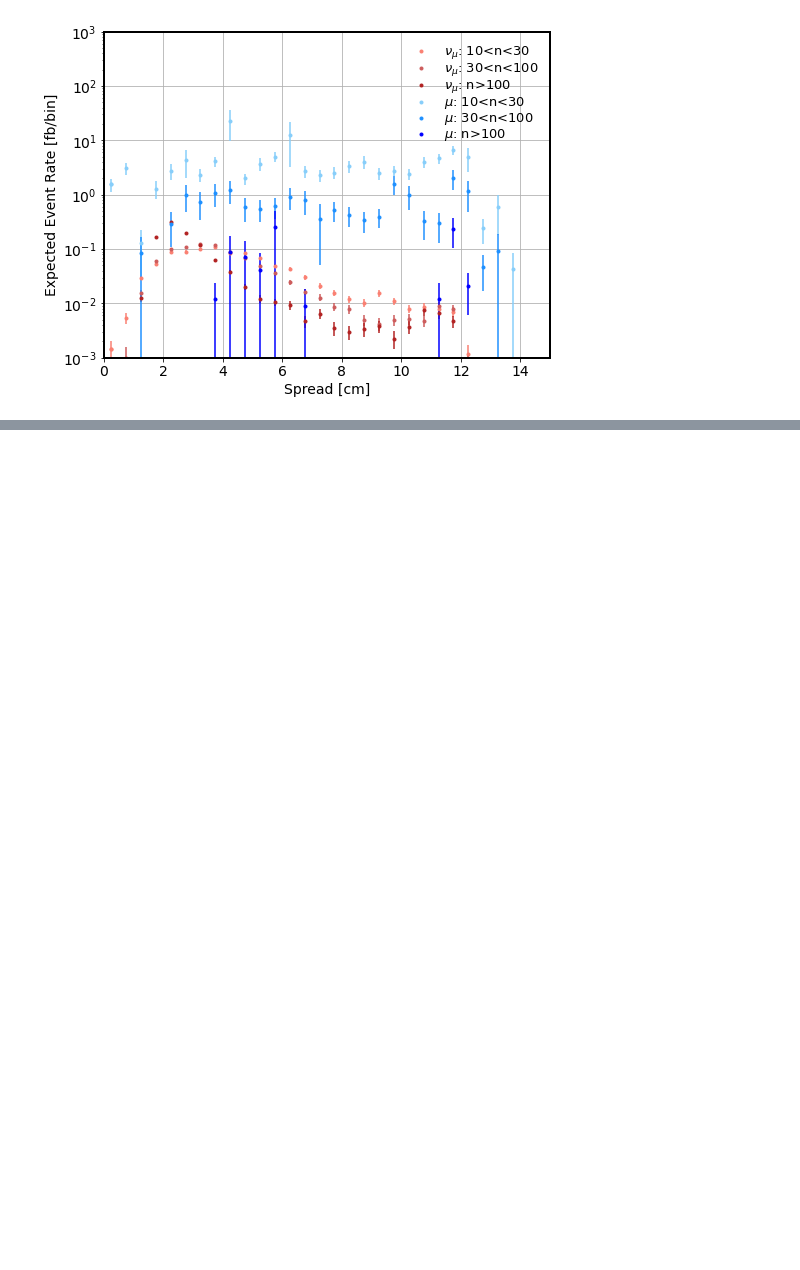
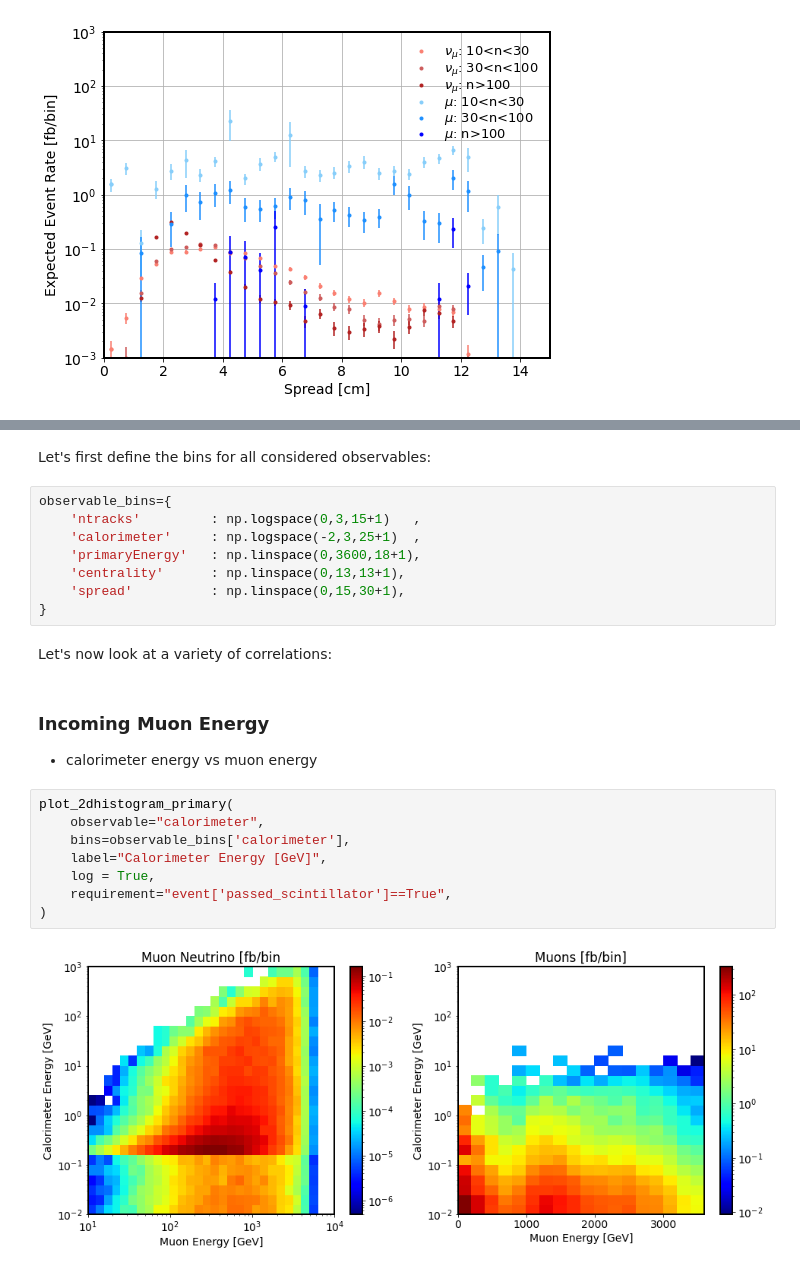
Before and after one commit to mwaterbury/scintillatorneutrinos, a Jupyter notebook: Analysis_Felix.ipynb, the cells around one changed output, grey strips where cells are left out. Drawn from its saved outputs; the diff is of its cells as text; blank space fills up the shorter version.

```diff
--- a/Analysis_Felix.ipynb
+++ b/Analysis_Felix.ipynb
@@ -483,0 +477,25 @@ plot_2dhistogram(
+# %% [markdown]
+Let's first define the bins for all considered observables:
+# %%
+observable_bins={
+    'ntracks'         : np.logspace(0,3,15+1)   ,
+    'calorimeter'     : np.logspace(-2,3,25+1)  ,
+    'primaryEnergy'   : np.linspace(0,3600,18+1),
+    'centrality'      : np.linspace(0,13,13+1),
+    'spread'          : np.linspace(0,15,30+1),
+}
+# %% [markdown]
+Let's now look at a variety of correlations:
+# %% [markdown]
+### Incoming Muon Energy
+-  calorimeter energy vs muon energy
+# %%
+plot_2dhistogram_primary(
+    observable="calorimeter",
+    bins=observable_bins['calorimeter'],
+    label="Calorimeter Energy [GeV]",
+    log = True,
+    requirement="event['passed_scintillator']==True",
+)
+# %% [output]
+[figure, added]
```
Also changed, not shown: parts of 30 cells of this notebook, 13 other files.
